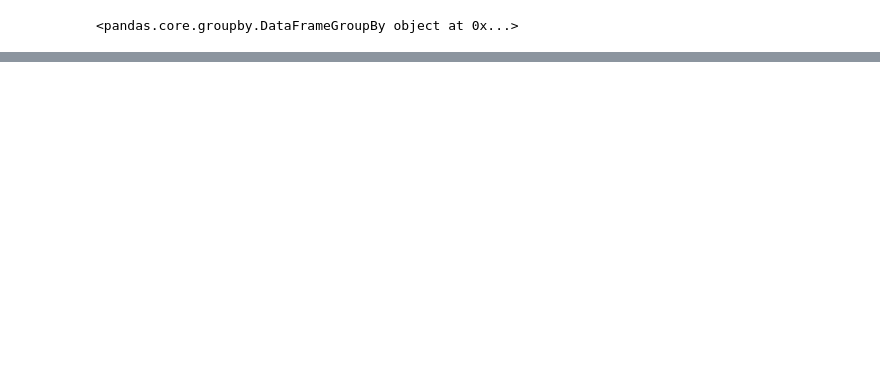
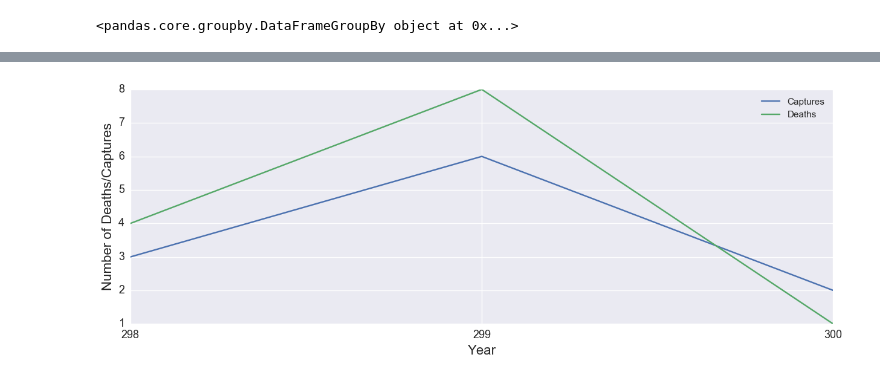
Before and after one commit to suryagram/game-of-thrones-deaths, a Jupyter notebook: BattleAnalysis.ipynb, the cells around one changed output, grey strips where cells are left out. Saved outputs shown, nothing was run; the diff lists cells and outputs as text; code cells hidden in the pictures; blank space fills up the shorter version.

```diff
--- a/BattleAnalysis.ipynb
+++ b/BattleAnalysis.ipynb
@@ -41,0 +55,14 @@ battles_by_book.describe()
+# %%
+# We did the same thing for Captures and Deaths by Year.
+
+battles_by_year = battles.groupby('year')
+battles_by_year['major_capture','major_death'].sum()
+plt.figure(figsize=(15,5))
+ax = plt.subplot(111)
+width=0.5
+p3 = plt.plot(battles_by_year['major_capture','major_death'].sum())
+ax.set(ylabel = 'Number of Deaths/Captures', xlabel = 'Year', xticks=[298,299,300])
+ax.legend(['Captures', 'Deaths'])
+plt.show()
+# %% [output]
+[figure, added]
```
Also changed, not shown: parts of 29 cells of this notebook.
